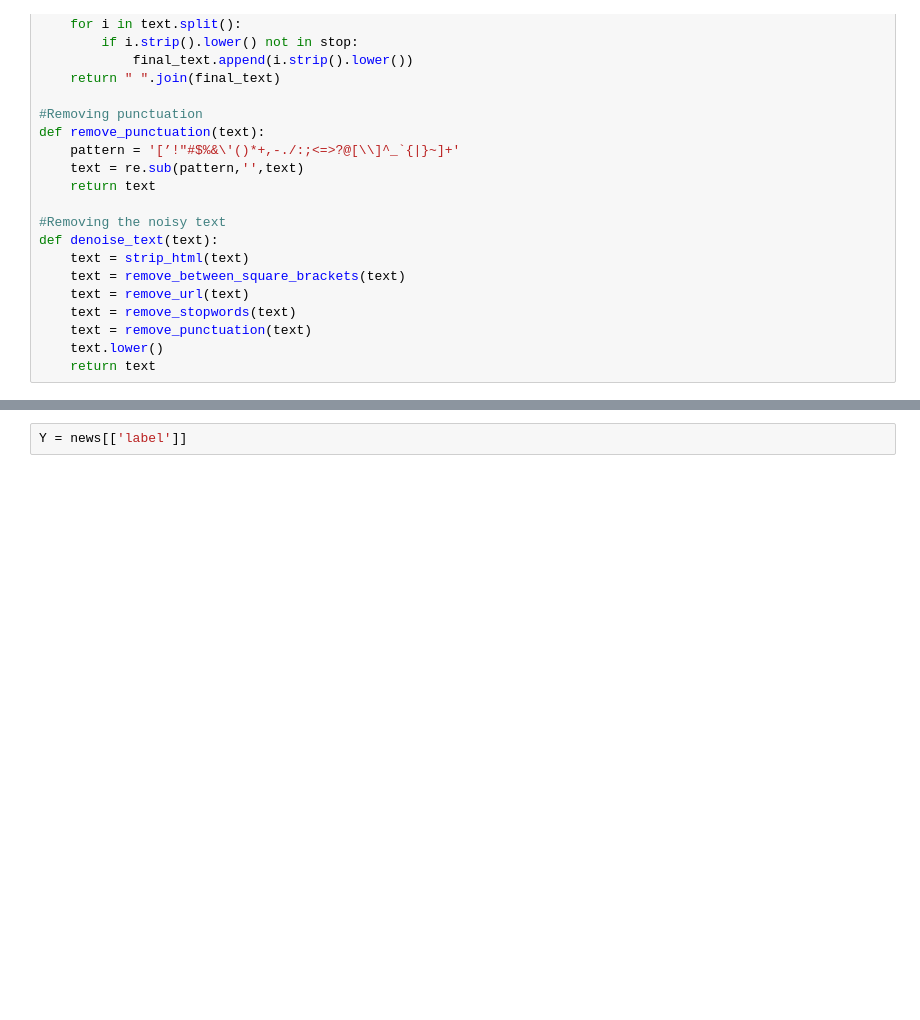
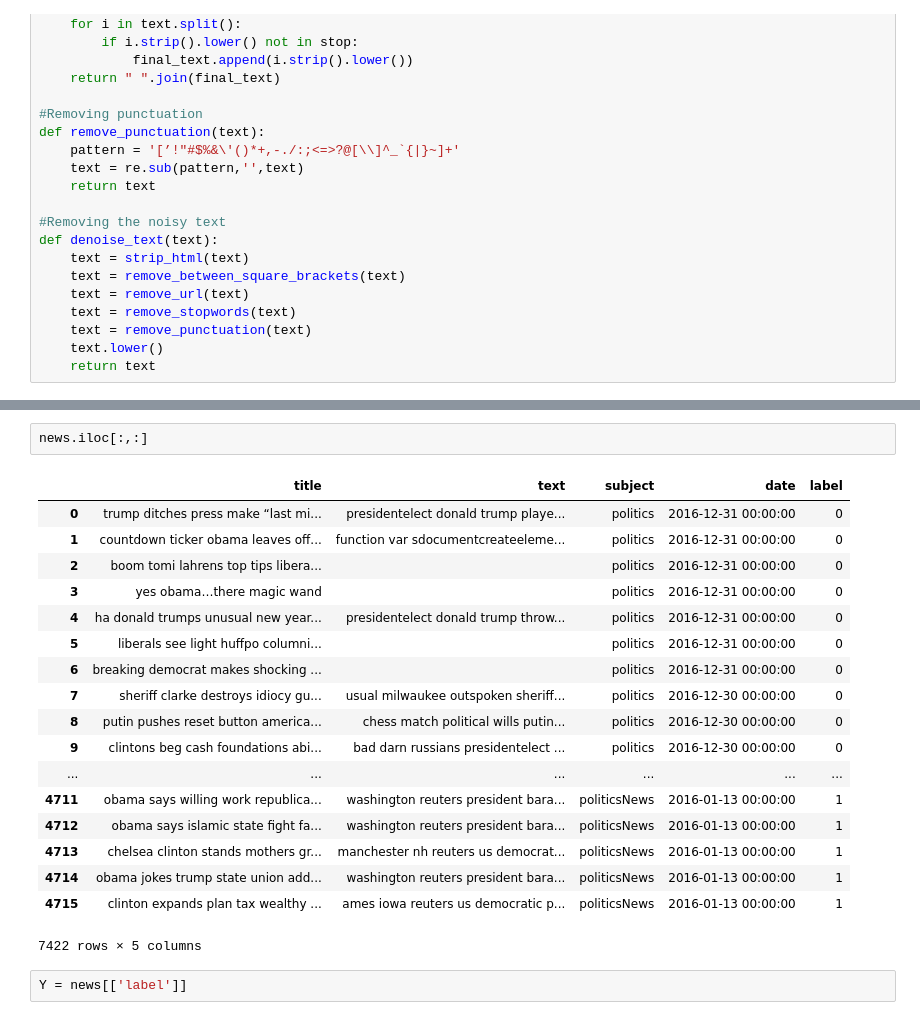
Before and after one commit to SaideT/Fake-News-Detection, a Jupyter notebook: fake_news.ipynb, the cells around one changed output, grey strips where cells are left out. Cells and saved outputs as stored; diff of their text form; blank space fills up the shorter version.

```diff
--- a/fake_news.ipynb
+++ b/fake_news.ipynb
@@ -180,3 +151,24 @@ Text(0.5, 0.98, 'Average word length in each text')
+# %%
+news.iloc[:,:]
+# %% [output]
+|  | title | text | subject | date | label |
+| 0 | trump ditches press make “last mi... | presidentelect donald trump playe... | politics | 2016-12-31 00:00:00 | 0 |
+| 1 | countdown ticker obama leaves off... | function var sdocumentcreateeleme... | politics | 2016-12-31 00:00:00 | 0 |
+| 2 | boom tomi lahrens top tips libera... |  | politics | 2016-12-31 00:00:00 | 0 |
+| 3 | yes obama…there magic wand |  | politics | 2016-12-31 00:00:00 | 0 |
+| 4 | ha donald trumps unusual new year... | presidentelect donald trump throw... | politics | 2016-12-31 00:00:00 | 0 |
+| 5 | liberals see light huffpo columni... |  | politics | 2016-12-31 00:00:00 | 0 |
+| 6 | breaking democrat makes shocking ... |  | politics | 2016-12-31 00:00:00 | 0 |
+| 7 | sheriff clarke destroys idiocy gu... | usual milwaukee outspoken sheriff... | politics | 2016-12-30 00:00:00 | 0 |
+| 8 | putin pushes reset button america... | chess match political wills putin... | politics | 2016-12-30 00:00:00 | 0 |
+| 9 | clintons beg cash foundations abi... | bad darn russians presidentelect ... | politics | 2016-12-30 00:00:00 | 0 |
+| ... | ... | ... | ... | ... | ... |
+| 4711 | obama says willing work republica... | washington reuters president bara... | politicsNews | 2016-01-13 00:00:00 | 1 |
+| 4712 | obama says islamic state fight fa... | washington reuters president bara... | politicsNews | 2016-01-13 00:00:00 | 1 |
+| 4713 | chelsea clinton stands mothers gr... | manchester nh reuters us democrat... | politicsNews | 2016-01-13 00:00:00 | 1 |
+| 4714 | obama jokes trump state union add... | washington reuters president bara... | politicsNews | 2016-01-13 00:00:00 | 1 |
+| 4715 | clinton expands plan tax wealthy ... | ames iowa reuters us democratic p... | politicsNews | 2016-01-13 00:00:00 | 1 |
+7422 rows × 5 columns
 # %%
 Y = news[['label']]
 # %%
```
Also changed, not shown: parts of 11 cells of this notebook.
